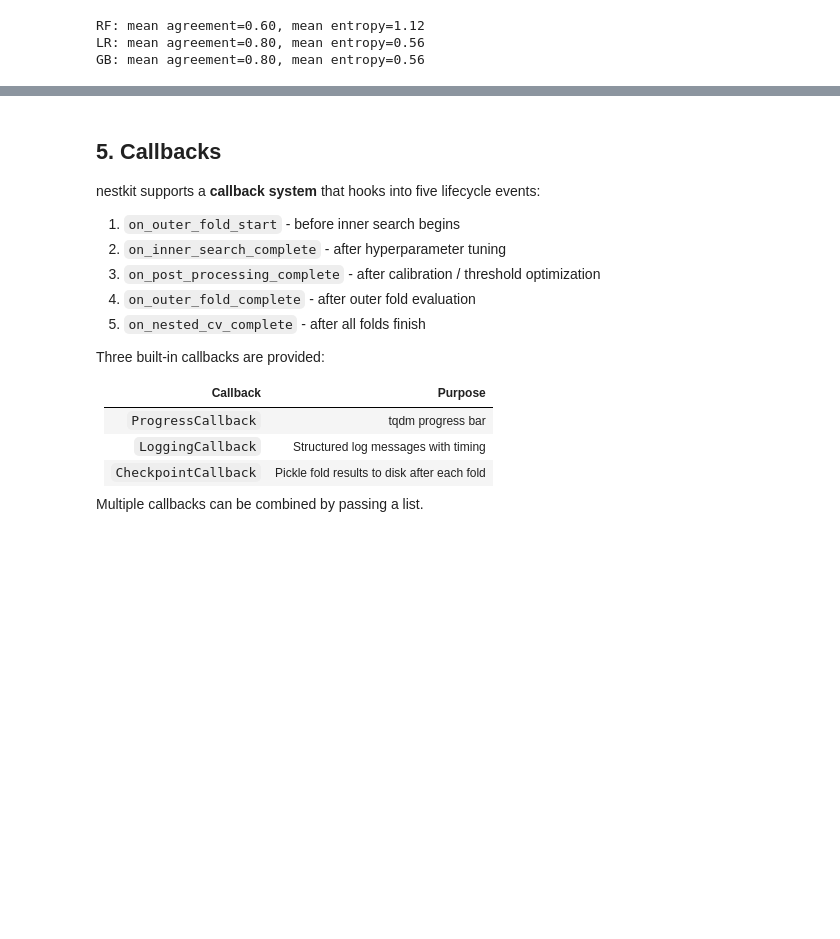
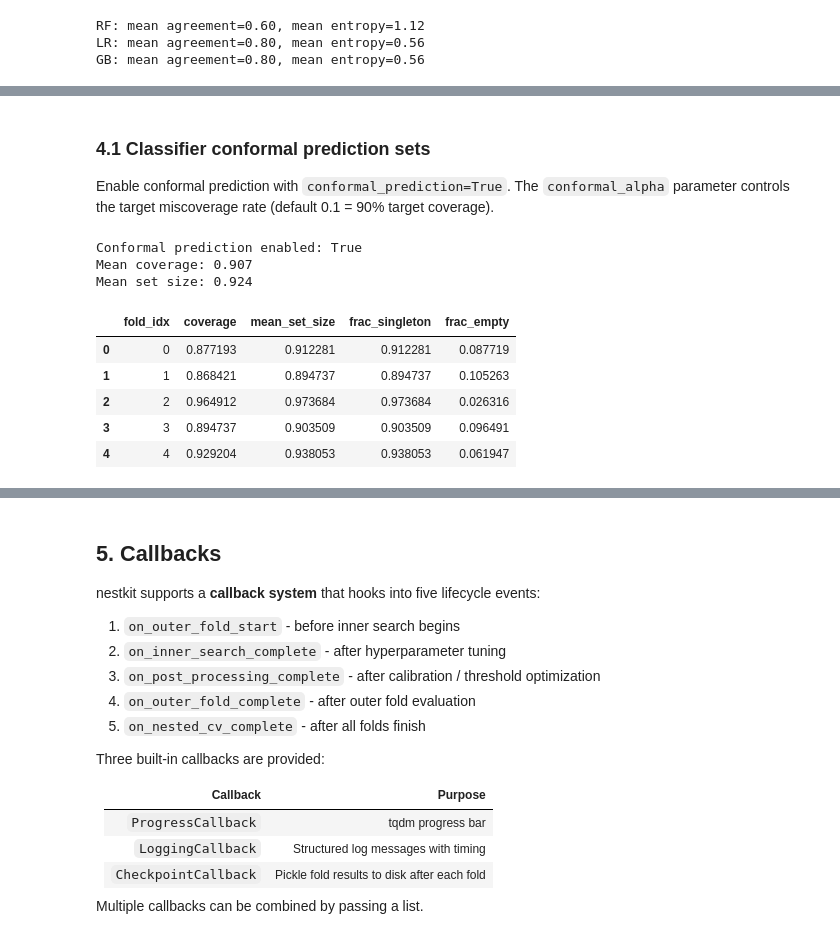
Before and after one commit to EttoreRocchi/nestkit, a Jupyter notebook: notebooks/02_advanced_workflows.ipynb, the cells around one changed output, grey strips where cells are left out. Cells and saved outputs as stored; diff of their text form; code cells hidden in the pictures; blank space fills up the shorter version.

```diff
--- a/notebooks/02_advanced_workflows.ipynb
+++ b/notebooks/02_advanced_workflows.ipynb
@@ -351,0 +361,34 @@ GB: mean agreement=0.80, mean entropy=0.56
+# %% [markdown]
+### 4.1 Classifier conformal prediction sets
+
+Enable conformal prediction with `conformal_prediction=True`. The `conformal_alpha` parameter controls the target miscoverage rate (default 0.1 = 90% target coverage).
+# %%
+ncv_conformal = NestedCVClassifier(
+    estimator=RandomForestClassifier(random_state=42),
+    param_grid={"n_estimators": [50, 100], "max_depth": [3, 5]},
+    outer_cv=5,
+    inner_cv=3,
+    scoring="roc_auc",
+    random_state=42,
+    conformal_prediction=True,
+    conformal_alpha=0.1,
+)
+ncv_conformal.fit(X_clf, y_clf)
+
+print("Conformal prediction enabled:", ncv_conformal.results_.has_conformal)
+print(f"Mean coverage: {ncv_conformal.results_.conformal_coverage_['mean']:.3f}")
+print(f"Mean set size: {ncv_conformal.results_.conformal_set_size_stats_['mean']:.3f}")
+# %% [output]
+Conformal prediction enabled: True
+Mean coverage: 0.907
+Mean set size: 0.924
+# %%
+# Per-fold conformal report
+display(ncv_conformal.results_.conformal_report())
+# %% [output]
+|  | fold_idx | coverage | mean_set_size | frac_singleton | frac_empty |
+| 0 | 0 | 0.877193 | 0.912281 | 0.912281 | 0.087719 |
+| 1 | 1 | 0.868421 | 0.894737 | 0.894737 | 0.105263 |
+| 2 | 2 | 0.964912 | 0.973684 | 0.973684 | 0.026316 |
+| 3 | 3 | 0.894737 | 0.903509 | 0.903509 | 0.096491 |
+| 4 | 4 | 0.929204 | 0.938053 | 0.938053 | 0.061947 |
```
Also changed, not shown: parts of 11 cells of this notebook, 36 other files.
